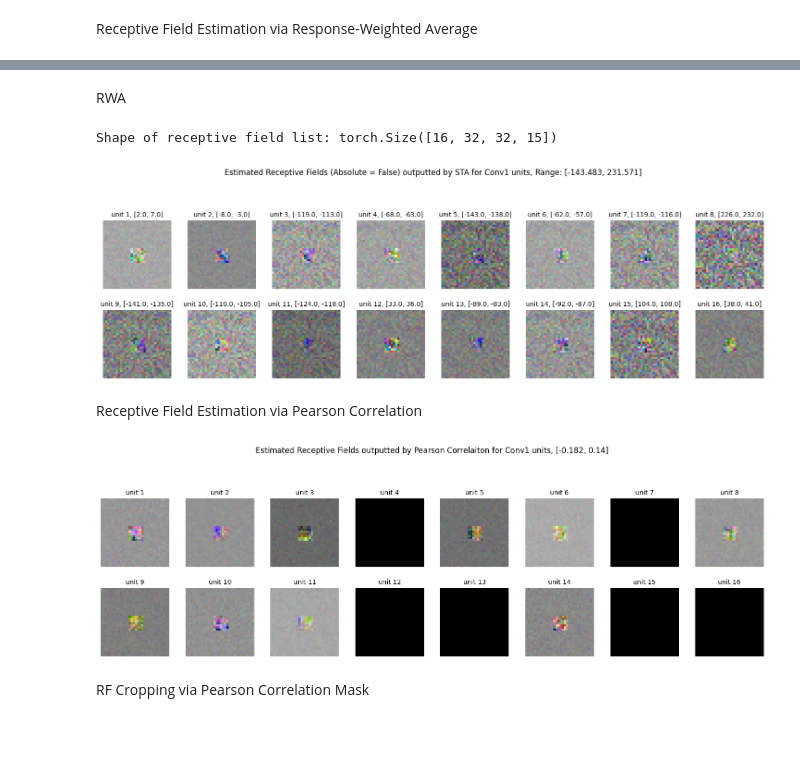
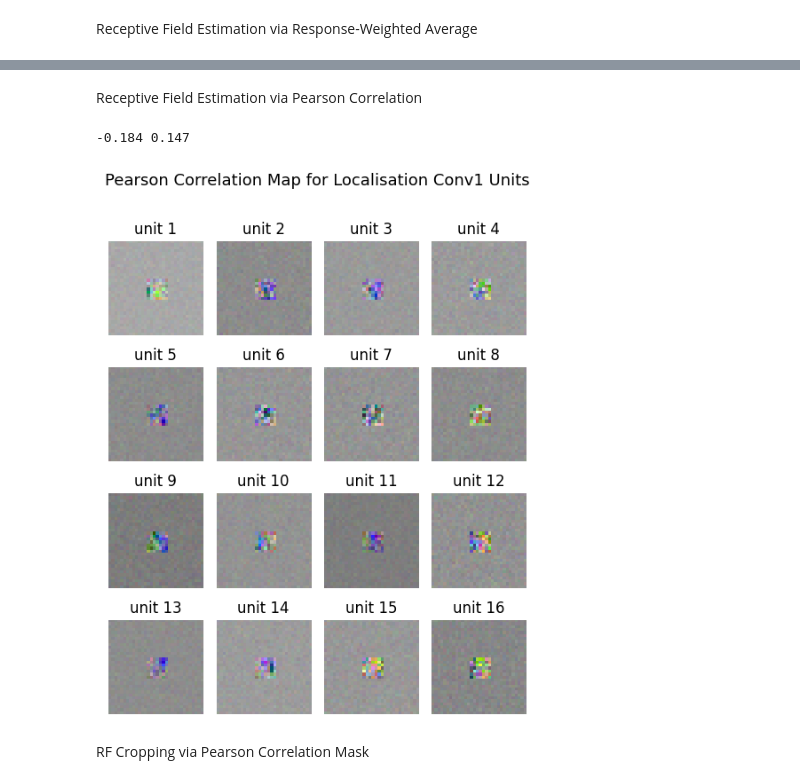
Before and after one commit to gurooria/ResponseWeightedAnalysis, a Jupyter notebook: localisation_rf.ipynb, the cells around one changed output, grey strips where cells are left out. Saved outputs shown, nothing was run; the diff lists cells and outputs as text; code cells hidden in the pictures; blank space fills up the shorter version.

```diff
--- a/localisation_rf.ipynb
+++ b/localisation_rf.ipynb
@@ -289,7 +250,0 @@ plt.show()
-# %% [markdown]
-RWA
-# %%
-# RWA - unbiased RF estimation
-rf1 = RWA(act_conv1, noise1, absolute=False)
-# %% [output]
-Shape of receptive field list: torch.Size([16, 32, 32, 15])
@@ -300,28 +251,3 @@ torch.save(rf1, f'./rwa_data/fetch/fetch_rand{path_dict[zero_mean]}/rf{path_dict
-# %%
-# Absolute = False - Visualise the RWA output as image plots
-for i in range(rf1.shape[0]):
-    plt.subplot(2, 8, i+1) # nrows, ncols, index
-    plt.axis('off')
-    to_show = rf1[i, :, :, 0:3]
-
-    # if the unit is not dead (positive activation values)
-    if act_conv1[i][act_conv1[i] > 0].shape[0] != 0: # negative activation values are dead units
-        to_show = (to_show - to_show.min()) / (to_show.max() - to_show.min()) # normalise to [0, 1]
-        plt.imshow(to_show)
-    else:
-        # show a black image
-        plt.imshow(np.zeros((rf1.shape[1], rf1.shape[2], 3)))
-    plt.title(f'unit {str(i+1)}, [{np.round(rf1[i].min())}, {np.round(rf1[i].max())}]', fontsize=10)
-
-# title for the entire plot
-plt.suptitle(f'Estimated Receptive Fields (Absolute = False) outputted by STA for Conv1 units, Range: {[np.round(float(rf1.min()), 3), np.round(float(rf1.max()), 3)]}')
-# increase the spacing between subplots
-plt.tight_layout()
-# change figure size
-plt.gcf().set_size_inches(15, 5.5)
-plt.show()
-# %% [output]
-[figure, removed]
 # %% [markdown]
 Receptive Field Estimation via Pearson Correlation
 # %%
@@ -333,30 +259,33 @@ for i in range(rf1.shape[3]): # loop through each channel
 # Save the RWA data
 torch.save(rf_corr1, f'./rwa_data/fetch/fetch_rand{path_dict[zero_mean]}/rf_corr{path_dict[layer]}.pt')
 # %%
-# Visualise the RWA output as image plots
-for i in range(rf_corr1.shape[0]):
-    plt.subplot(2, 8, i+1) # nrows, ncols, index
+# Absolute = False - Visualise the RWA output as image plots
+for i in range(rf1.shape[0]):
+    plt.subplot(4, 4, i+1) # nrows, ncols, index
     plt.axis('off')
     to_show = rf_corr1[i, :, :, 12:]
 
     # if the unit is not dead (positive activation values)
     if act_conv1[i][act_conv1[i] > 0].shape[0] != 0: # negative activation values are dead units
         to_show = (to_show - to_show.min()) / (to_show.max() - to_show.min()) # normalise to [0, 1]
         plt.imshow(to_show)
     else:
         # show a black image
-        plt.imshow(np.zeros((rf1.shape[1], rf1.shape[2], 3)))
-    plt.title(f'unit {str(i+1)}', fontsize=10)
+        plt.imshow(np.zeros((rf1.shape[1], rf1.shape[2], rf1.shape[3])))
+    plt.title(f'unit {str(i+1)}', fontsize=12)
+    plt.gcf().set_size_inches(7, 7)
 
 # title for the entire plot
-plt.suptitle(f'Estimated Receptive Fields outputted by Pearson Correlaiton for Conv1 units, {[np.round(float(rf_corr1.min()), 3), np.round(float(rf_corr1.max()), 3)]}')
-# increase the spacing between subplots
+plt.suptitle(f'Pearson Correlation Map for Localisation Conv1 Units', fontsize=13)
+print(np.round(float(rf_corr1.min()), 3), np.round(float(rf_corr1.max()), 3))
+# change figure size
+plt.gcf().set_size_inches(5, 6.5)
 plt.tight_layout()
-# change figure size
-plt.gcf().set_size_inches(15, 5.5)
+plt.subplots_adjust(top=0.88)
 plt.show()
 # %% [output]
+-0.184 0.147
-[figure, old version]
+[figure, new version]
 # %% [markdown]
 RF Cropping via Pearson Correlation Mask
 # %%
```
Also changed, not shown: parts of 52 cells of this notebook, 16 other files.
